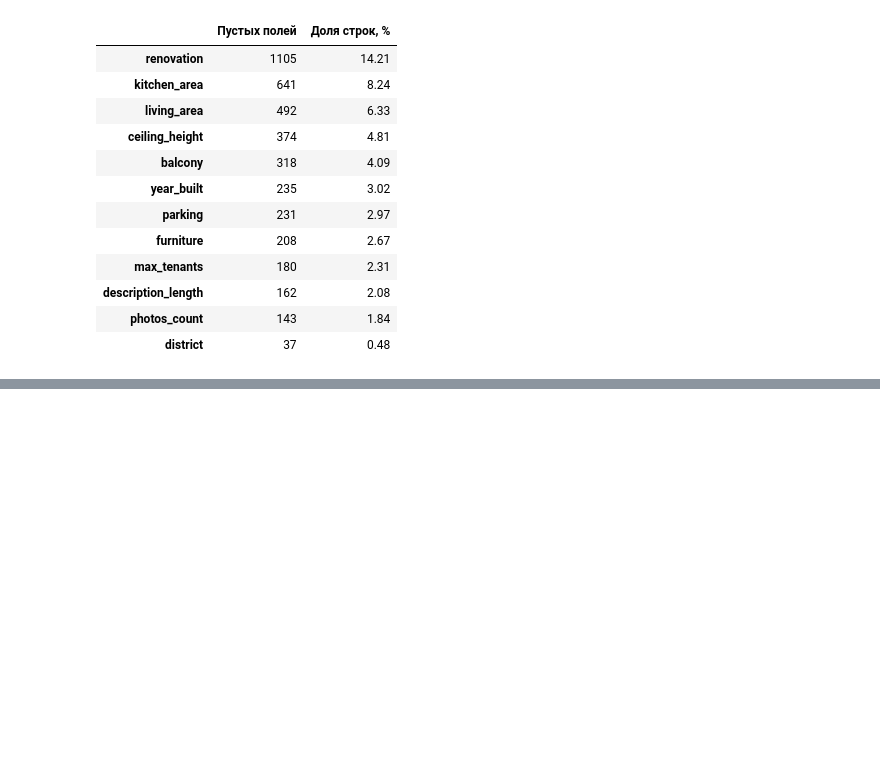
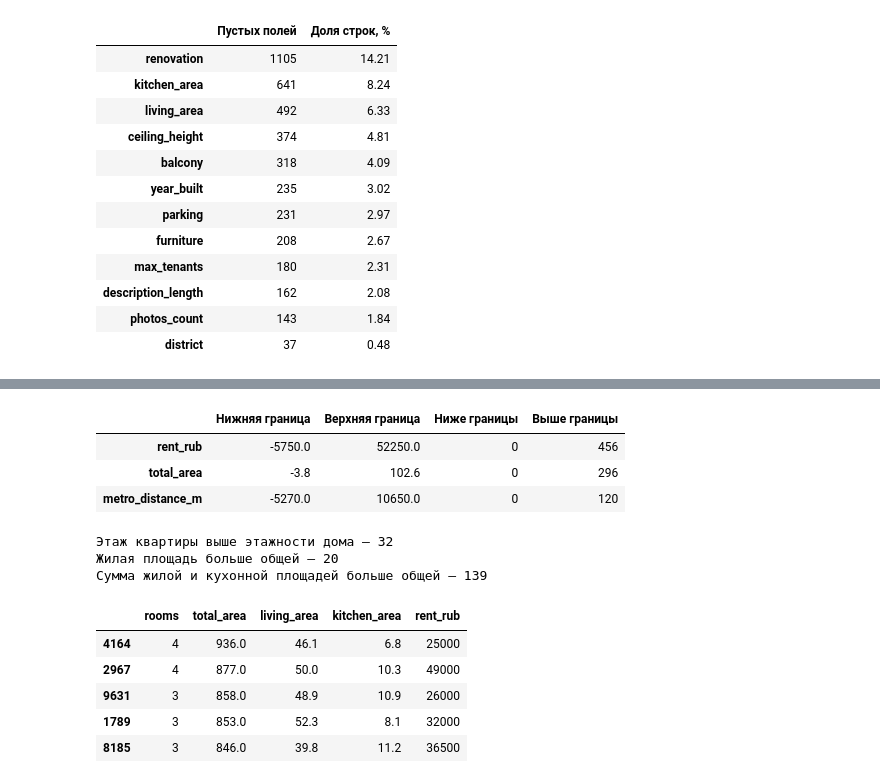
Before and after one commit to sangnchr-s/Gonchar_Alexander_Lab2, a Jupyter notebook: notebooks/01_preparation.ipynb, the cells around one changed output, grey strips where cells are left out. Saved outputs shown, nothing was run; the diff lists cells and outputs as text; code cells hidden in the pictures; blank space fills up the shorter version.

```diff
--- a/notebooks/01_preparation.ipynb
+++ b/notebooks/01_preparation.ipynb
@@ -161,0 +239,38 @@ empty_summary.loc[empty_counts.gt(0)].sort_values("Пустых полей", asc
+# %%
+features = audit[[TARGET, "total_area", "metro_distance_m"]]
+q1 = features.quantile(0.25)
+q3 = features.quantile(0.75)
+iqr = q3 - q1
+lower = q1 - 1.5 * iqr
+upper = q3 + 1.5 * iqr
+
+pd.DataFrame({
+    "Нижняя граница": lower.round(1),
+    "Верхняя граница": upper.round(1),
+    "Ниже границы": features.lt(lower).sum(),
+    "Выше границы": features.gt(upper).sum(),
+})
+# %% [output]
+|  | Нижняя граница | Верхняя граница | Ниже границы | Выше границы |
+| rent_rub | -5750.0 | 52250.0 | 0 | 456 |
+| total_area | -3.8 | 102.6 | 0 | 296 |
+| metro_distance_m | -5270.0 | 10650.0 | 0 | 120 |
+# %%
+above_building = audit["floor"] > audit["floors_total"]
+living_above_total = audit["living_area"] > audit["total_area"]
+rooms_above_total = audit["living_area"] + audit["kitchen_area"] > audit["total_area"]
+print("Этаж квартиры выше этажности дома –", above_building.sum())
+print("Жилая площадь больше общей –", living_above_total.sum())
+print("Сумма жилой и кухонной площадей больше общей –", rooms_above_total.sum())
+
+audit.nlargest(5, "total_area")[["rooms", "total_area", "living_area", "kitchen_area", TARGET]]
+# %% [output]
+Этаж квартиры выше этажности дома – 32
+Жилая площадь больше общей – 20
+Сумма жилой и кухонной площадей больше общей – 139
+|  | rooms | total_area | living_area | kitchen_area | rent_rub |
+| 4164 | 4 | 936.0 | 46.1 | 6.8 | 25000 |
+| 2967 | 4 | 877.0 | 50.0 | 10.3 | 49000 |
+| 9631 | 3 | 858.0 | 48.9 | 10.9 | 26000 |
+| 1789 | 3 | 853.0 | 52.3 | 8.1 | 32000 |
+| 8185 | 3 | 846.0 | 39.8 | 11.2 | 36500 |
```
Also changed, not shown: parts of 9 cells of this notebook, 1 other file.
